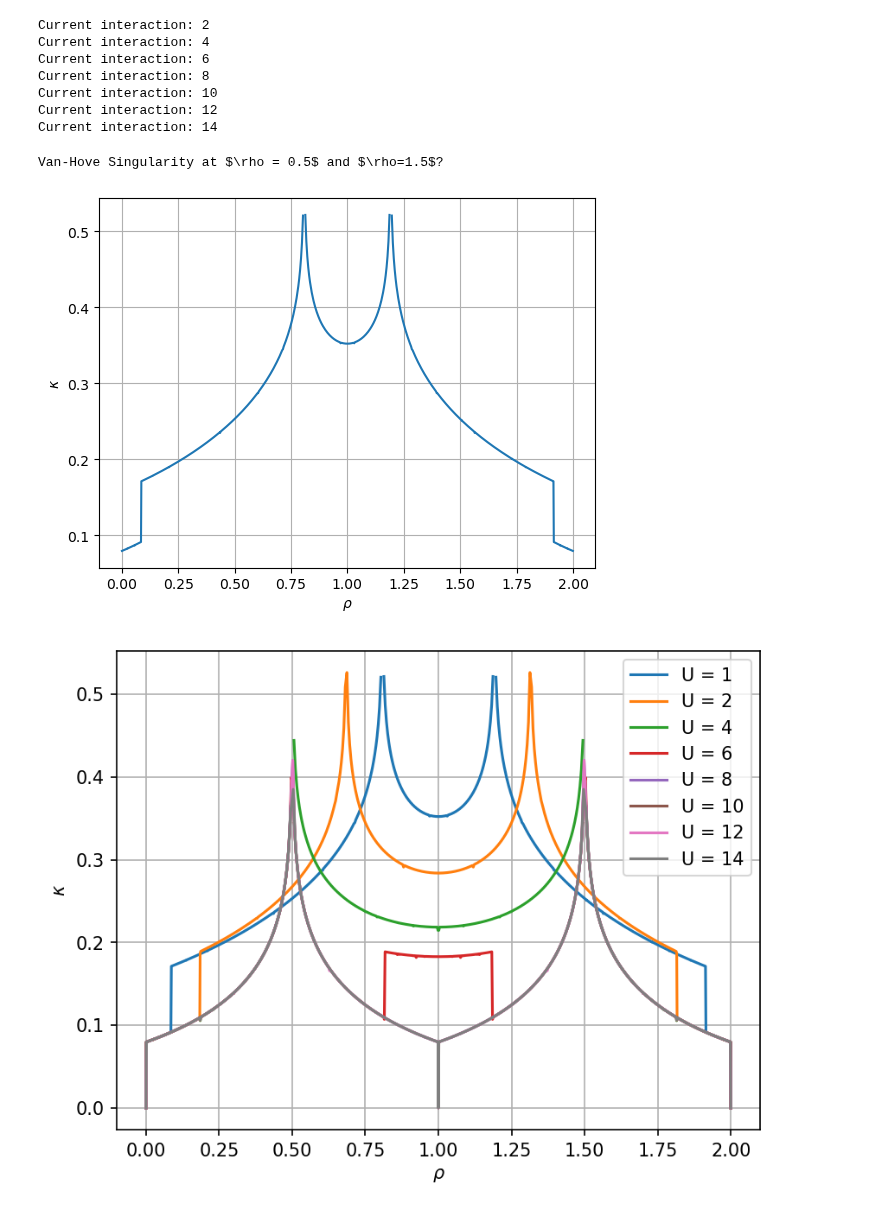
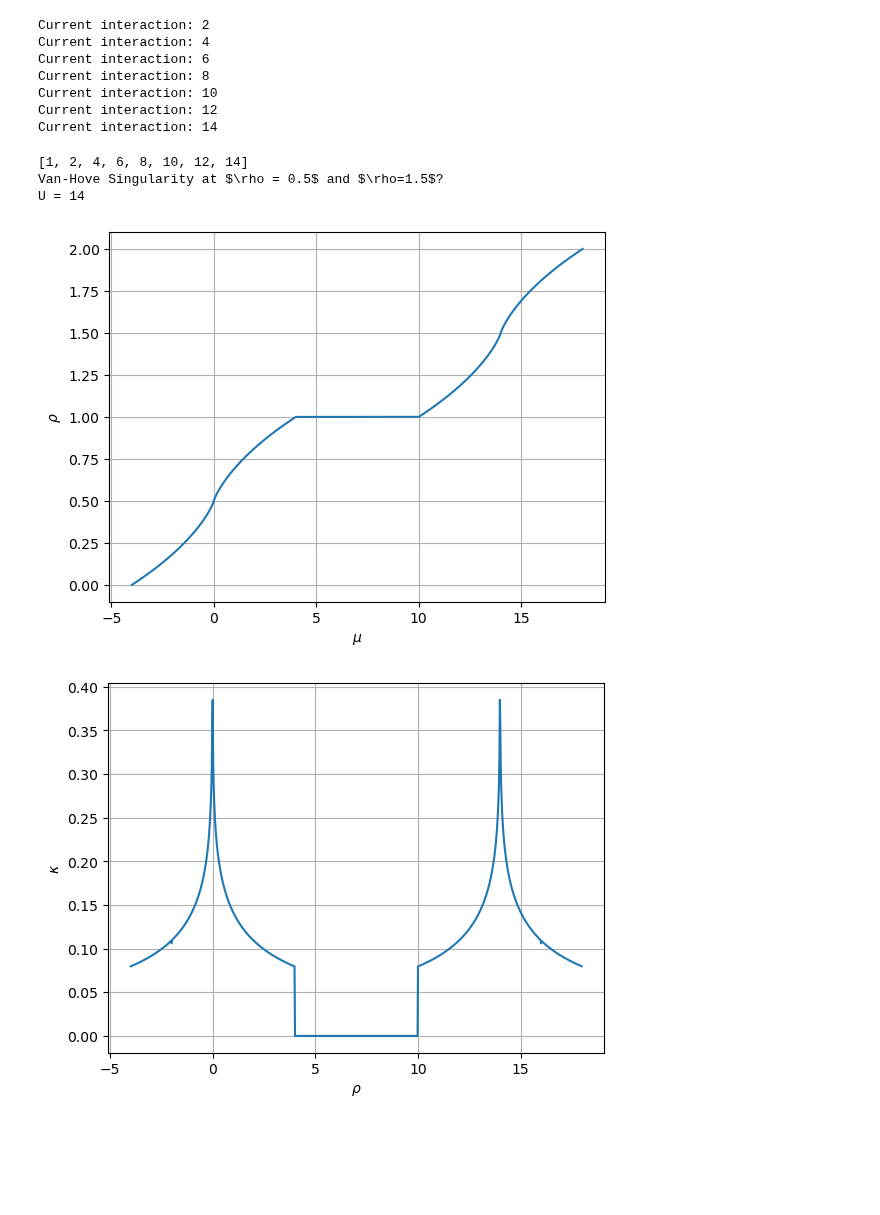
Before and after one commit to janjhch/bachelorthesis, a Jupyter notebook: ground_state/gs_chem_pot_energy_2D.ipynb, the cells around one changed output. Cells and saved outputs as stored; diff of their text form; code cells hidden in the pictures; blank space fills up the shorter version.

```diff
--- a/ground_state/gs_chem_pot_energy_2D.ipynb
+++ b/ground_state/gs_chem_pot_energy_2D.ipynb
@@ -192,13 +192,18 @@ Current interaction: 10
 Current interaction: 12
 Current interaction: 14
 # %%
-U_index = 0
+print(U_values_2d)
+U_index = 7
 print('Van-Hove Singularity at', r'$\rho = 0.5$', 'and', r'$\rho=1.5$?')
-one_plot(rho_arrays_2d[U_index][1:-1], kappa_values_2d[U_index][1:-1], r'$\rho$', r'$\kappa$')
+print(f'U = {U_values_2d[U_index]}')
+one_plot(mu_arrays_2d[U_index], rho_arrays_2d[U_index], r'$\mu$', r'$\rho$')
+one_plot(mu_arrays_2d[U_index][1:-1], kappa_values_2d[U_index][1:-1], r'$\rho$', r'$\kappa$')
 
-many_plots(U_values_2d, rho_arrays_2d, kappa_values_2d, r'$\rho$', r'$\kappa$')
+#many_plots(U_values_2d, mu_arrays_2d, kappa_values_2d, r'$\mu$', r'$\kappa$')
 # %% [output]
+[1, 2, 4, 6, 8, 10, 12, 14]
 Van-Hove Singularity at $\rho = 0.5$ and $\rho=1.5$?
+U = 14
-[figure, old version]
+[figure, new version]
-[figure, old version]
+[figure, new version]
 # %% [markdown]
```
Also changed, not shown: parts of 1 cell of this notebook.
